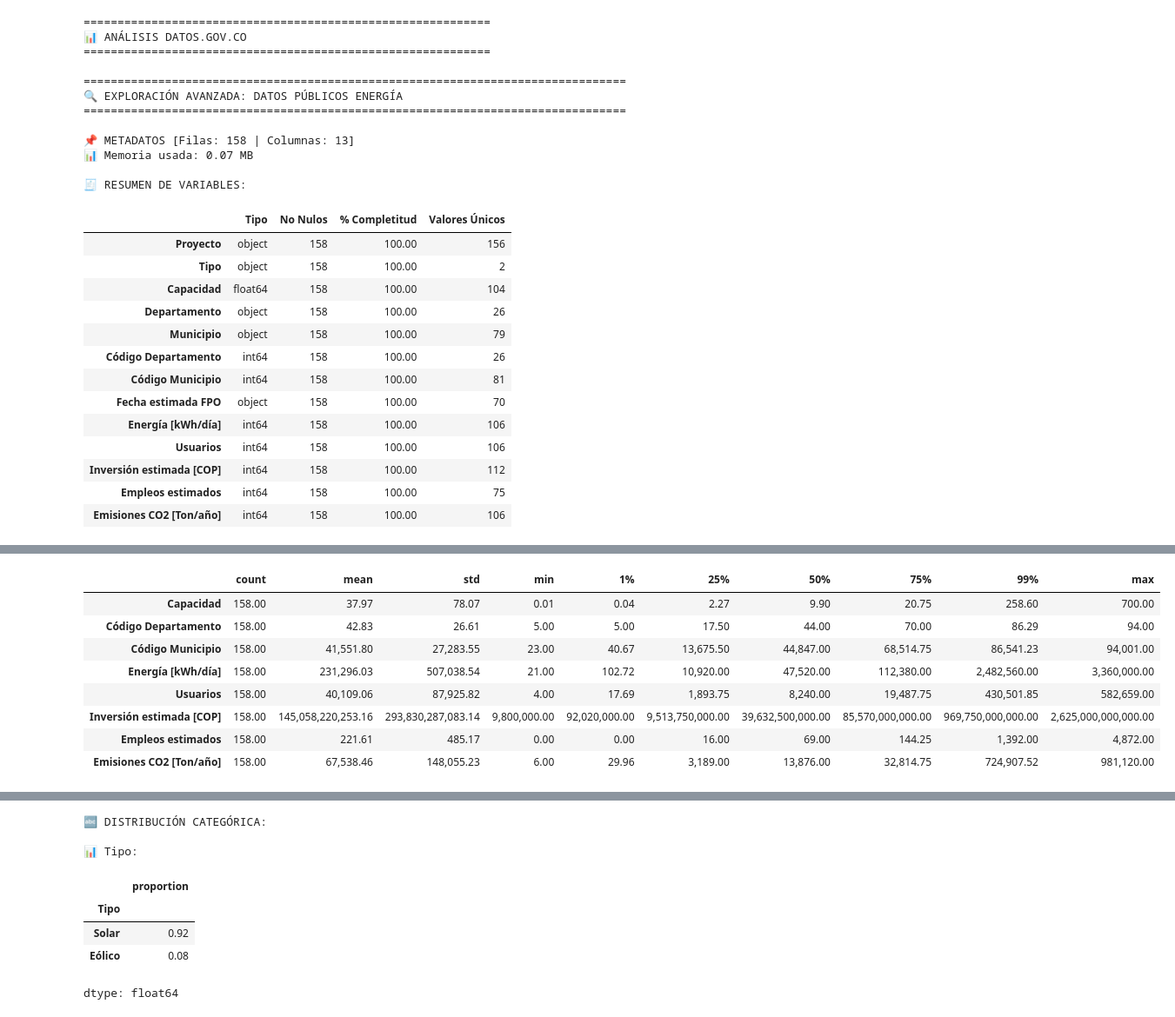
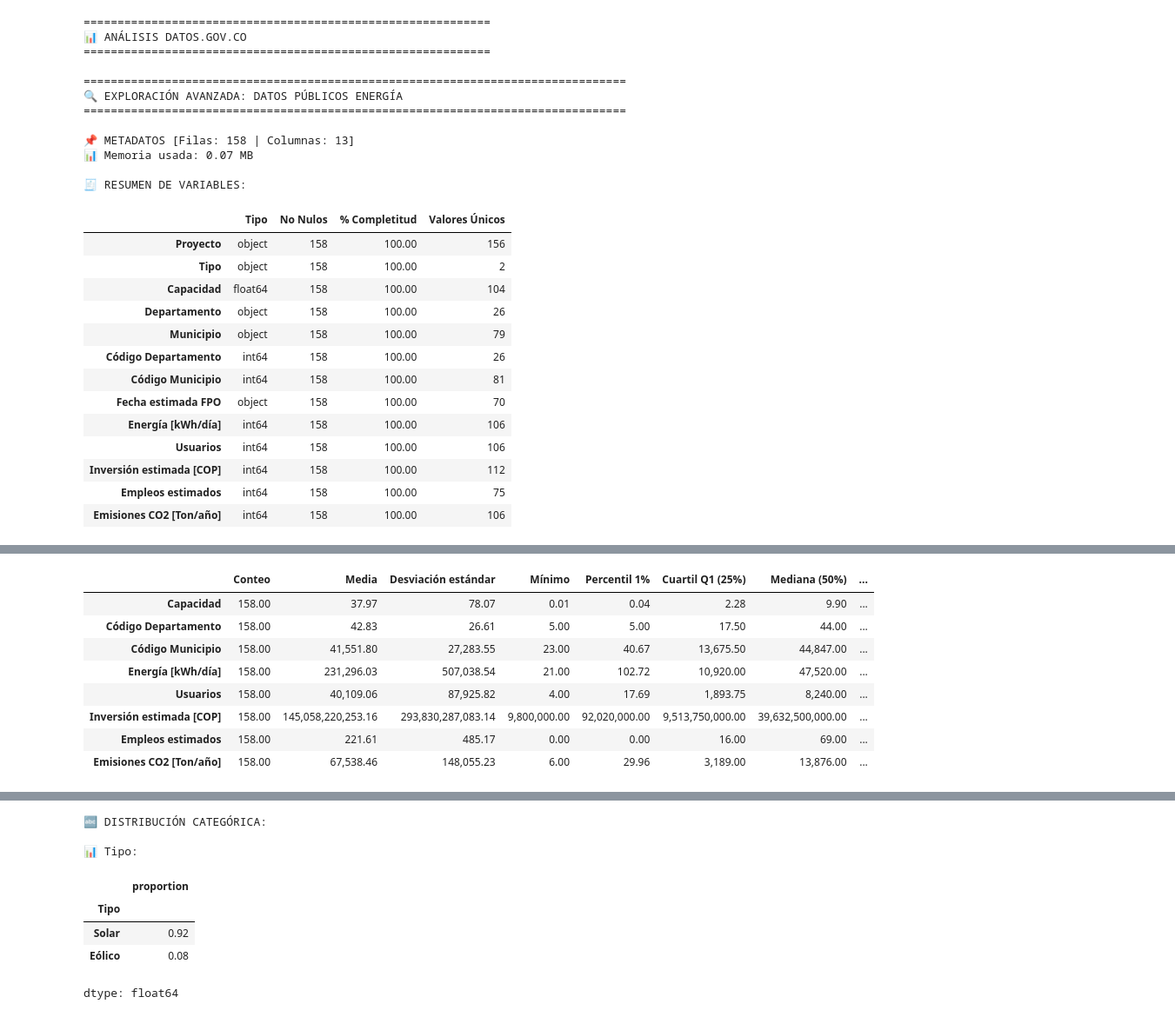
Before and after one commit to juan-manuel124/ProyectoAnalisisDatos-TECH, a Jupyter notebook: Proyecto_EnergiaSolarRisaraldaTech.ipynb, the cells around one changed output, grey strips where cells are left out. Shown at 87% size. Drawn from its saved outputs; the diff is of its cells as text; code cells hidden in the pictures.

```diff
--- a/Proyecto_EnergiaSolarRisaraldaTech.ipynb
+++ b/Proyecto_EnergiaSolarRisaraldaTech.ipynb
@@ -318,36 +700,52 @@ def exploracion_mejorada(df, nombre_fuente="Dataset"):
 
     # 3. Análisis de variables numéricas
     # Selecciona solo las columnas numéricas del DataFrame
-    num_cols = df.select_dtypes(include=np.number).columns
+    # Detectar columnas numéricas automáticamente
+    num_cols = df.select_dtypes(include=['number']).columns.tolist()
 
-    # Si hay al menos una columna numérica
-    if len(num_cols) > 0:
-        print("\n🔢 ESTADÍSTICAS NUMÉRICAS:")
+    if num_cols:
+        print("\n🔢 ESTADÍSTICAS DESCRIPTIVAS DE VARIABLES NUMÉRICAS:")
 
-        # Muestra estadísticas descriptivas detalladas (incluye percentiles extremos)
-        display(df[num_cols].describe(percentiles=[.01, .25, .5, .75, .99]).transpose())
+        # Calcular estadísticas descriptivas
+        estadisticas = df[num_cols].describe(percentiles=[.01, .25, .5, .75, .99]).T
+        estadisticas['Rango IQR'] = estadisticas['75%'] - estadisticas['25%']
+        estadisticas.rename(columns={
+            'count': 'Conteo',
+            'mean': 'Media',
+            'std': 'Desviación estándar',
+            'min': 'Mínimo',
+            '1%': 'Percentil 1%',
+            '25%': 'Cuartil Q1 (25%)',
+            '50%': 'Mediana (50%)',
+            '75%': 'Cuartil Q3 (75%)',
+            '99%': 'Percentil 99%',
+            'max': 'Máximo'
+        }, inplace=True)
 
-        # --- Detección de valores atípicos (outliers) usando el criterio IQR ---
+        display(estadisticas.round(2))
 
-        # Calcula el primer cuartil (Q1) para cada variable numérica
+        # =========================
+        # 🧪 Detección de valores atípicos por IQR
+        # =========================
+        print("\n⚠️ DETECCIÓN DE OUTLIERS (criterio IQR):")
+
         Q1 = df[num_cols].quantile(0.25)
-
-        # Calcula el tercer cuartil (Q3) para cada variable numérica
         Q3 = df[num_cols].quantile(0.75)
-
-        # Calcula el rango intercuartílico (IQR)
         IQR = Q3 - Q1
 
-        # Identifica cuántos valores están fuera del rango normal:
-        #   - Menores a Q1 - 1.5 * IQR (posibles valores muy bajos)
-        #   - Mayores a Q3 + 1.5 * IQR (posibles valores muy altos)
-        outliers = ((df[num_cols] < (Q1 - 1.5 * IQR)) | (df[num_cols] > (Q3 + 1.5 * IQR))).sum()
+        outliers_mask = (df[num_cols] < (Q1 - 1.5 * IQR)) | (df[num_cols] > (Q3 + 1.5 * IQR))
+        conteo_outliers = outliers_mask.sum().to_frame(name='Total de Outliers')
+        porcentaje_outliers = (conteo_outliers['Total de Outliers'] / len(df)) * 100
+        conteo_outliers['% del total'] = porcentaje_outliers
 
-        print("\n⚠️ POTENCIALES OUTLIERS (criterio IQR):")
+        # Mostrar tabla ordenada por mayor cantidad de outliers
+        display(conteo_outliers.sort_values(by='Total de Outliers', ascending=False).style.format({
+            'Total de Outliers': '{:,.0f}',
+            '% del total': '{:.1f}%'
+        }))
 
-        # Muestra el conteo de outliers por cada columna numérica
-        display(outliers.to_frame('Conteo'))
-
+    else:
+        print("ℹ️ No se encontraron columnas numéricas para analizar.")
 
     # 4. Análisis de variables categóricas
     cat_cols = df.select_dtypes(exclude=np.number).columns
@@ -369,12 +767,6 @@ if 'data_dgov' in locals():
     print("📊 ANÁLISIS DATOS.GOV.CO")
     print("="*60)
     exploracion_mejorada(data_dgov, "Datos Públicos Energía")
-
-if 'data_git' in locals():
-    print("\n" + "="*60)
-    print("📊 ANÁLISIS DATOS GITHUB")
-    print("="*60)
-    exploracion_mejorada(data_git, "Proyectos Energía GitHub")
 # %% [output]
 ============================================================
 📊 ANÁLISIS DATOS.GOV.CO
@@ -406,9 +798,9 @@ if 'data_git' in locals():
-|  | count | mean | std | min | 1% | 25% | 50% | 75% | 99% | max |
-| Capacidad | 158.00 | 37.97 | 78.07 | 0.01 | 0.04 | 2.27 | 9.90 | 20.75 | 258.60 | 700.00 |
-| Código Departamento | 158.00 | 42.83 | 26.61 | 5.00 | 5.00 | 17.50 | 44.00 | 70.00 | 86.29 | 94.00 |
-| Código Municipio | 158.00 | 41,551.80 | 27,283.55 | 23.00 | 40.67 | 13,675.50 | 44,847.00 | 68,514.75 | 86,541.23 | 94,001.00 |
-| Energía [kWh/día] | 158.00 | 231,296.03 | 507,038.54 | 21.00 | 102.72 | 10,920.00 | 47,520.00 | 112,380.00 | 2,482,560.00 | 3,360,000.00 |
-| Usuarios | 158.00 | 40,109.06 | 87,925.82 | 4.00 | 17.69 | 1,893.75 | 8,240.00 | 19,487.75 | 430,501.85 | 582,659.00 |
-| Inversión estimada [COP] | 158.00 | 145,058,220,253.16 | 293,830,287,083.14 | 9,800,000.00 | 92,020,000.00 | 9,513,750,000.00 | 39,632,500,000.00 | 85,570,000,000.00 | 969,750,000,000.00 | 2,625,000,000,000.00 |
-| Empleos estimados | 158.00 | 221.61 | 485.17 | 0.00 | 0.00 | 16.00 | 69.00 | 144.25 | 1,392.00 | 4,872.00 |
-| Emisiones CO2 [Ton/año] | 158.00 | 67,538.46 | 148,055.23 | 6.00 | 29.96 | 3,189.00 | 13,876.00 | 32,814.75 | 724,907.52 | 981,120.00 |
+|  | Conteo | Media | Desviación estándar | Mínimo | Percentil 1% | Cuartil Q1 (25%) | Mediana (50%) | ... |
+| Capacidad | 158.00 | 37.97 | 78.07 | 0.01 | 0.04 | 2.28 | 9.90 | ... |
+| Código Departamento | 158.00 | 42.83 | 26.61 | 5.00 | 5.00 | 17.50 | 44.00 | ... |
+| Código Municipio | 158.00 | 41,551.80 | 27,283.55 | 23.00 | 40.67 | 13,675.50 | 44,847.00 | ... |
+| Energía [kWh/día] | 158.00 | 231,296.03 | 507,038.54 | 21.00 | 102.72 | 10,920.00 | 47,520.00 | ... |
+| Usuarios | 158.00 | 40,109.06 | 87,925.82 | 4.00 | 17.69 | 1,893.75 | 8,240.00 | ... |
+| Inversión estimada [COP] | 158.00 | 145,058,220,253.16 | 293,830,287,083.14 | 9,800,000.00 | 92,020,000.00 | 9,513,750,000.00 | 39,632,500,000.00 | ... |
+| Empleos estimados | 158.00 | 221.61 | 485.17 | 0.00 | 0.00 | 16.00 | 69.00 | ... |
+| Emisiones CO2 [Ton/año] | 158.00 | 67,538.46 | 148,055.23 | 6.00 | 29.96 | 3,189.00 | 13,876.00 | ... |
```
Also changed, not shown: parts of 15 cells of this notebook.
